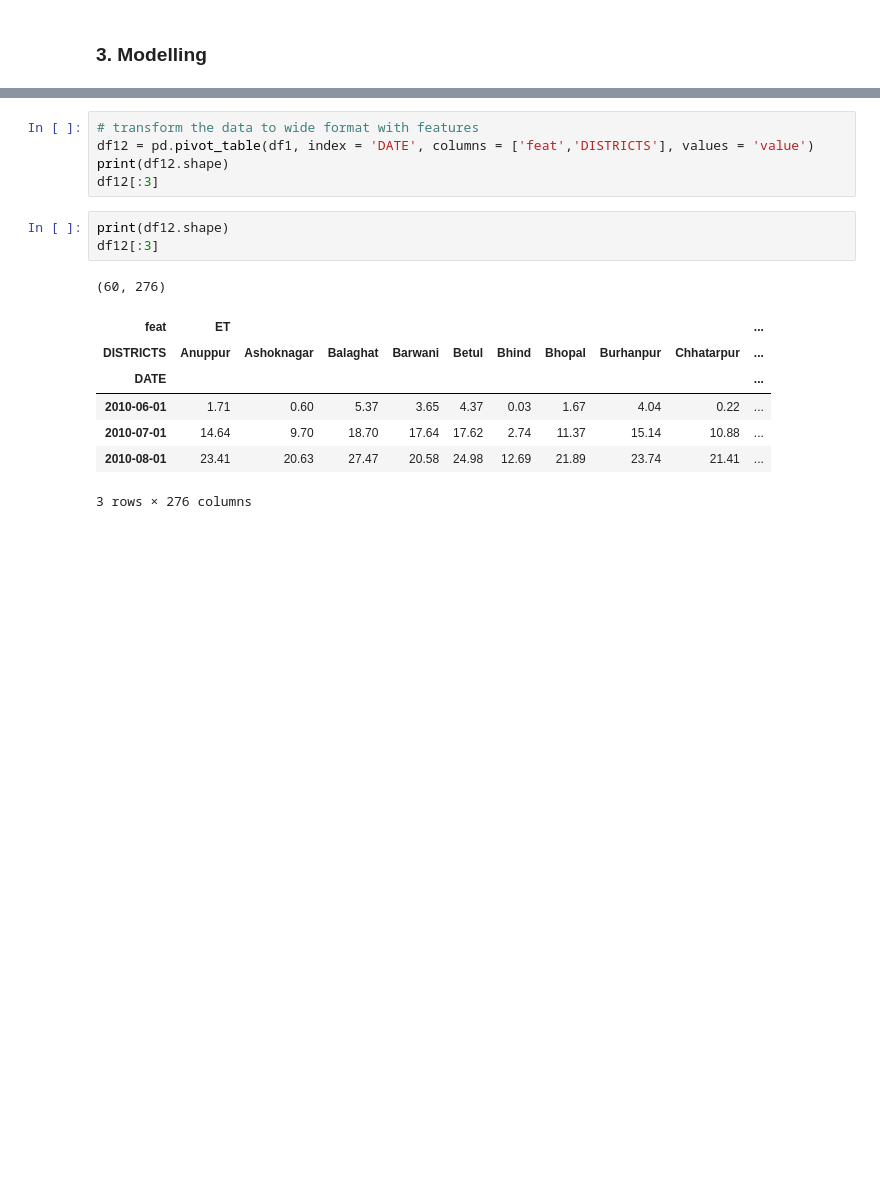
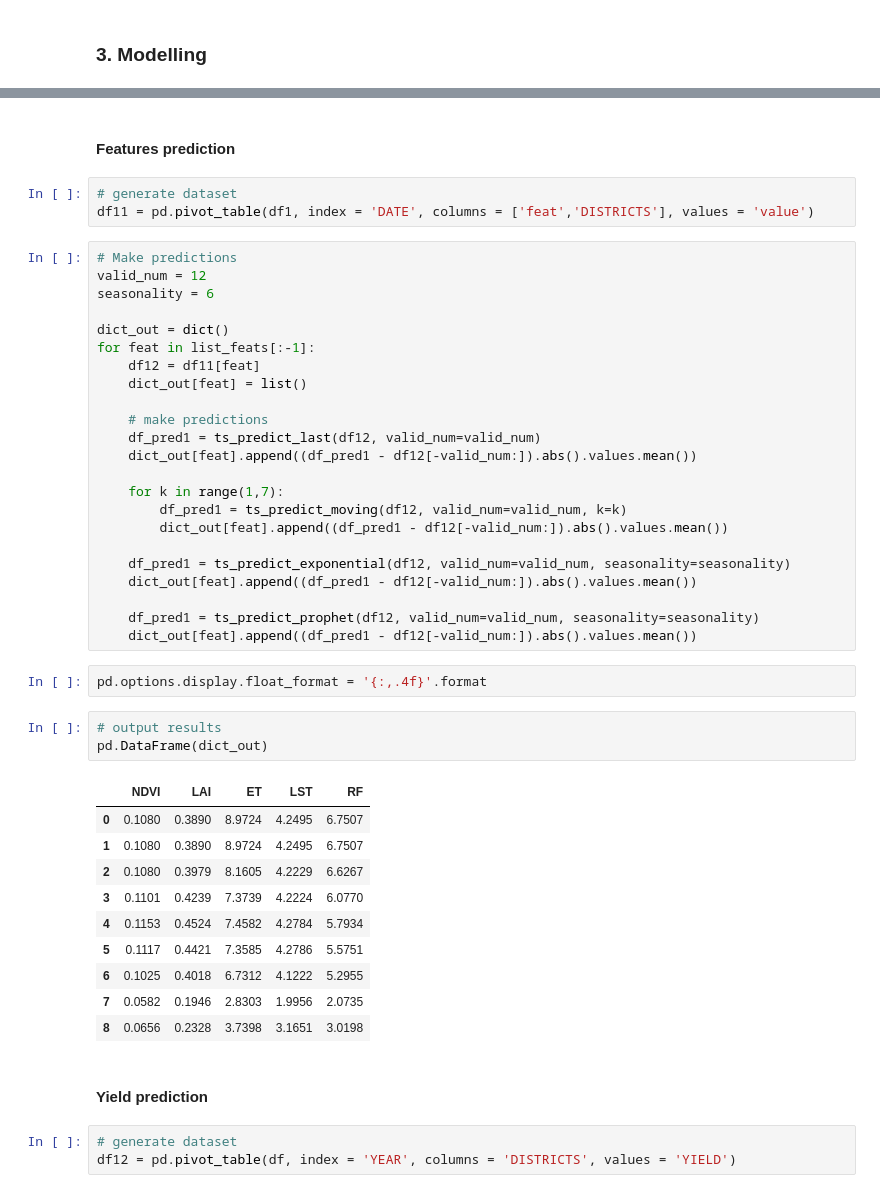
Before and after one commit to abessalov/Ocean_Dimitra_Bounty, a Jupyter notebook: 2_Time_Series.ipynb, the cells around one changed output, grey strips where cells are left out. Saved outputs shown, nothing was run; the diff lists cells and outputs as text; blank space fills up the shorter version.

```diff
--- a/2_Time_Series.ipynb
+++ b/2_Time_Series.ipynb
@@ -153,17 +214,49 @@ for i,feat in enumerate(['NDVI', 'LAI', 'ET', 'LST', 'RF', 'YIELD'][3:]):
+# %% [markdown]
+#### Features prediction
 # %%
-# transform the data to wide format with features
-df12 = pd.pivot_table(df1, index = 'DATE', columns = ['feat','DISTRICTS'], values = 'value')
-print(df12.shape)
-df12[:3]
+# generate dataset
+df11 = pd.pivot_table(df1, index = 'DATE', columns = ['feat','DISTRICTS'], values = 'value')
-# %%
-print(df12.shape)
-df12[:3]
-# %% [output]
-(60, 276)
-| feat | ET |  |  |  |  |  |  |  |  | ... |
-| DISTRICTS | Anuppur | Ashoknagar | Balaghat | Barwani | Betul | Bhind | Bhopal | Burhanpur | Chhatarpur | ... |
-| DATE |  |  |  |  |  |  |  |  |  | ... |
-| 2010-06-01 | 1.71 | 0.60 | 5.37 | 3.65 | 4.37 | 0.03 | 1.67 | 4.04 | 0.22 | ... |
-| 2010-07-01 | 14.64 | 9.70 | 18.70 | 17.64 | 17.62 | 2.74 | 11.37 | 15.14 | 10.88 | ... |
-| 2010-08-01 | 23.41 | 20.63 | 27.47 | 20.58 | 24.98 | 12.69 | 21.89 | 23.74 | 21.41 | ... |
-3 rows × 276 columns
+# %%
+# Make predictions
+valid_num = 12
+seasonality = 6
+
+dict_out = dict()
+for feat in list_feats[:-1]:
+    df12 = df11[feat]
+    dict_out[feat] = list()
+
+    # make predictions
+    df_pred1 = ts_predict_last(df12, valid_num=valid_num)
+    dict_out[feat].append((df_pred1 - df12[-valid_num:]).abs().values.mean())
+
+    for k in range(1,7):
+        df_pred1 = ts_predict_moving(df12, valid_num=valid_num, k=k)
+        dict_out[feat].append((df_pred1 - df12[-valid_num:]).abs().values.mean())
+
+    df_pred1 = ts_predict_exponential(df12, valid_num=valid_num, seasonality=seasonality)
+    dict_out[feat].append((df_pred1 - df12[-valid_num:]).abs().values.mean())
+
+    df_pred1 = ts_predict_prophet(df12, valid_num=valid_num, seasonality=seasonality)
+    dict_out[feat].append((df_pred1 - df12[-valid_num:]).abs().values.mean())
+# %%
+pd.options.display.float_format = '{:,.4f}'.format
+# %%
+# output results
+pd.DataFrame(dict_out)
+# %% [output]
+|  | NDVI | LAI | ET | LST | RF |
+| 0 | 0.1080 | 0.3890 | 8.9724 | 4.2495 | 6.7507 |
+| 1 | 0.1080 | 0.3890 | 8.9724 | 4.2495 | 6.7507 |
+| 2 | 0.1080 | 0.3979 | 8.1605 | 4.2229 | 6.6267 |
+| 3 | 0.1101 | 0.4239 | 7.3739 | 4.2224 | 6.0770 |
+| 4 | 0.1153 | 0.4524 | 7.4582 | 4.2784 | 5.7934 |
+| 5 | 0.1117 | 0.4421 | 7.3585 | 4.2786 | 5.5751 |
+| 6 | 0.1025 | 0.4018 | 6.7312 | 4.1222 | 5.2955 |
+| 7 | 0.0582 | 0.1946 | 2.8303 | 1.9956 | 2.0735 |
+| 8 | 0.0656 | 0.2328 | 3.7398 | 3.1651 | 3.0198 |
+# %% [markdown]
+#### Yield prediction
+# %%
+# generate dataset
+df12 = pd.pivot_table(df, index = 'YEAR', columns = 'DISTRICTS', values = 'YIELD')
```
Also changed, not shown: parts of 7 cells of this notebook, 2 other files.
